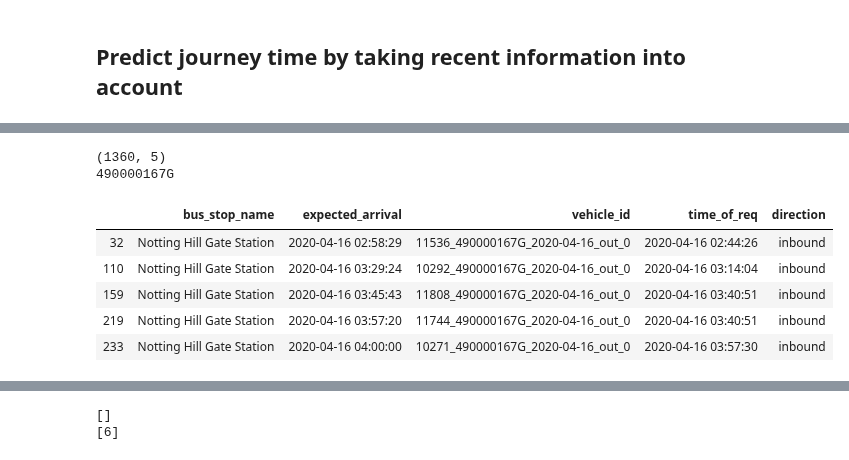
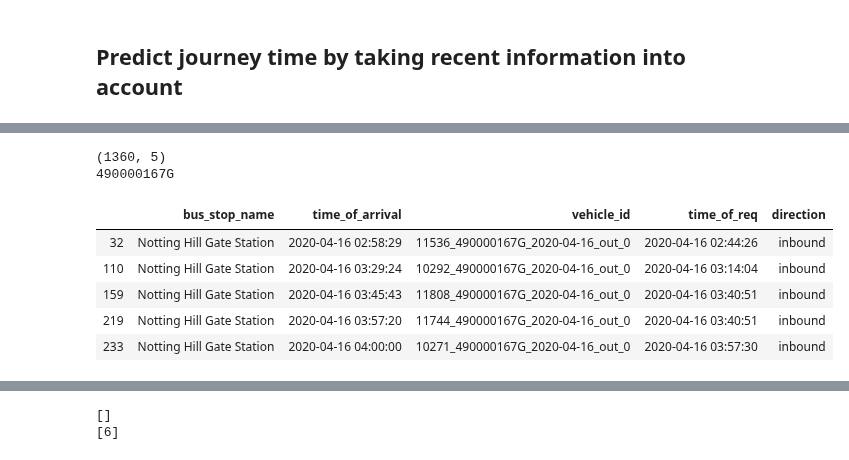
Before and after one commit to serenelc/individual-project-beng, a Jupyter notebook: historical-models.ipynb, the cells around one changed output, grey strips where cells are left out. Cells and saved outputs as stored; diff of their text form; code cells hidden in the pictures.

```diff
--- a/historical-models.ipynb
+++ b/historical-models.ipynb
@@ -63,6 +63,8 @@ def init_explore(df, route):
     df.loc[df['direction'] == 'out', 'direction'] = 'inbound'
     df.loc[df['direction'] == 'in', 'direction'] = 'outbound'
     df = df[["bus_stop_name", "expected_arrival", "vehicle_id", "time_of_req", "direction"]]
+
+    df.rename(columns={'expected_arrival':'time_of_arrival'}, inplace=True)
     return df
 # %%
 def add_extra_data(route):
@@ -409,4 +430,7 @@ To evaluate success, plot the predicted journey
 # %%
-print(stops_in_sequence_inbound.get("52")[16])
-print(stops_in_sequence_inbound.get("52").index("Notting Hill Gate Station"))
+stop_a_name = stops_in_sequence_inbound.get("52")[16]
+stop_b_name = stops_in_sequence_inbound.get("52")[21]
+
+print(stop_a_name, stops_in_sequence_inbound.get("52").index("Chesterton Road"))
+print(stop_b_name, stops_in_sequence_inbound.get("52").index("Notting Hill Gate Station"))
 # %% [output]
@@ -432,13 +456,13 @@ all_souls_avn.head()
 # %%
-ntg_stn = b_52.loc[(b_52['bus_stop_name'] == 'Notting Hill Gate Station') & (b_52['direction'] == 'inbound')]
-[_, ntg_stn_id, _, _, _] = ntg_stn.iloc[0]['vehicle_id'].split('_')
-print(ntg_stn.shape)
-print(ntg_stn_id)
-ntg_stn.head()
+stop_b = b_52.loc[(b_52['bus_stop_name'] == stop_b_name) & (b_52['direction'] == 'inbound')]
+[_, stop_b_id, _, _, _] = stop_b.iloc[0]['vehicle_id'].split('_')
+print(stop_b.shape)
+print(stop_b_id)
+stop_b.head()
 # %% [output]
 (1360, 5)
 490000167G
-|  | bus_stop_name | expected_arrival | vehicle_id | time_of_req | direction |
+|  | bus_stop_name | time_of_arrival | vehicle_id | time_of_req | direction |
 | 32 | Notting Hill Gate Station | 2020-04-16 02:58:29 | 11536_490000167G_2020-04-16_out_0 | 2020-04-16 02:44:26 | inbound |
 | 110 | Notting Hill Gate Station | 2020-04-16 03:29:24 | 10292_490000167G_2020-04-16_out_0 | 2020-04-16 03:14:04 | inbound |
 | 159 | Notting Hill Gate Station | 2020-04-16 03:45:43 | 11808_490000167G_2020-04-16_out_0 | 2020-04-16 03:40:51 | inbound |
```
Also changed, not shown: parts of 13 cells of this notebook, 42 other files.
